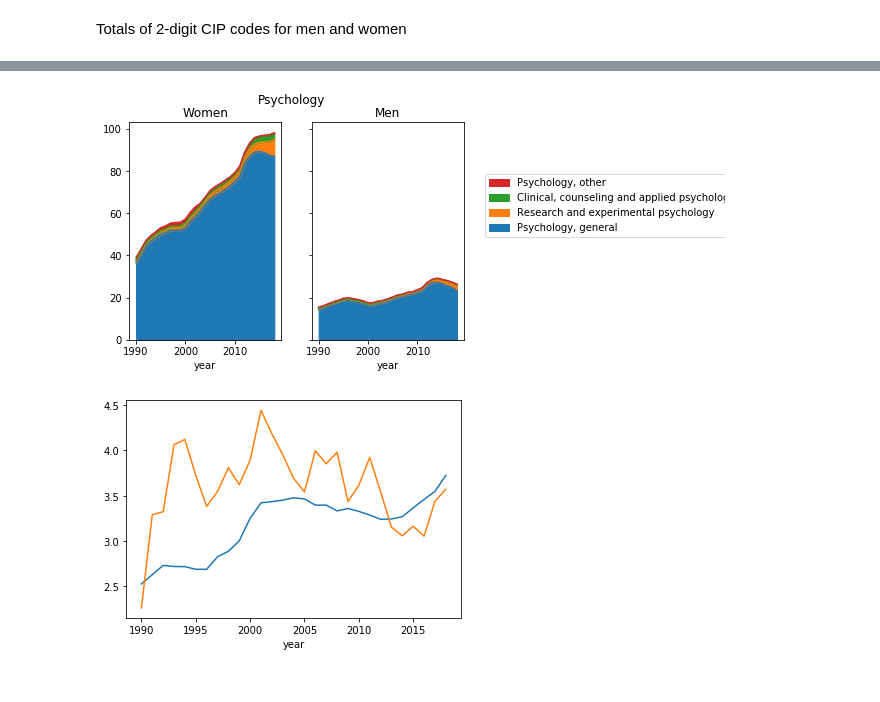
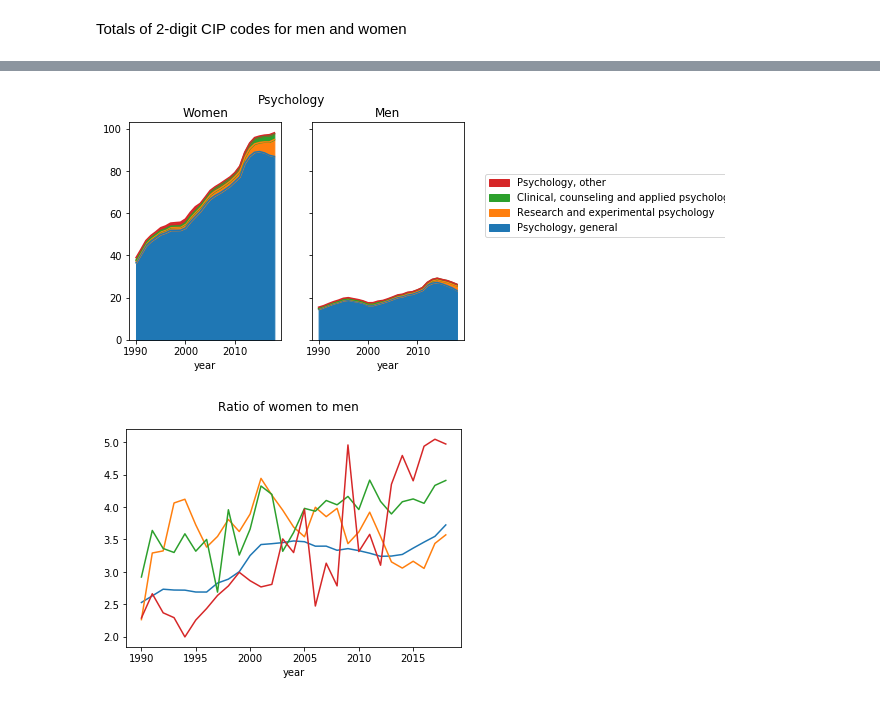
Before and after one commit to tara-sullivan/hcs, a Jupyter notebook: code/ipeds/ipeds_trends.ipynb, the cells around one changed output, grey strips where cells are left out. Drawn from its saved outputs; the diff is of its cells as text; code cells hidden in the pictures.

```diff
--- a/code/ipeds/ipeds_trends.ipynb
+++ b/code/ipeds/ipeds_trends.ipynb
@@ -289,5 +303,5 @@ ax.legend(handles[::-1], txt_labels[::-1], loc='center left',bbox_to_anchor=(1.0
 # %%
-def cipgraph(cip,cipdict={},shareyflag=True,cipnum=False,rategraph=True):
+def cipgraph(cip,cipdict={},shareyflag=True,cipnum=False,rategraph=True,dropcip=True):
     '''Return a figure with a stacked area graph for particular CIP codes
     '''
 
@@ -334,7 +348,10 @@ def cipgraph(cip,cipdict={},shareyflag=True,cipnum=False,rategraph=True):
     # rate data
     if rategraph:
         # keep only those cip that you want to graph
-        keepcip = list(ciplist[ciplist.ge(.03)].index.values)
+        if dropcip == True:
+            keepcip = list(ciplist[ciplist.ge(.03)].index.values)
+        else:
+            keepcip = list(ciplist.index.values)
         # create dataset of rates
         ciprate_df = cipdf.stack(dropna=False)
         ciprate_df = ciprate_df.loc[pd.IndexSlice[:,keepcip],:]
@@ -376,6 +393,8 @@ def cipgraph(cip,cipdict={},shareyflag=True,cipnum=False,rategraph=True):
 
         ax.get_legend().remove()
 
+        fig.suptitle('Ratio of women to men')
+
         plt.show()
 # %%
 # create mapping that you want to use
@@ -430,8 +449,8 @@ cipgraph('45',cip45dict)
 # %%
-cipgraph('42')
+cipgraph('42',dropcip=False)
 # %% [output]
 [figure]
-[figure, old version]
+[figure, new version]
 # %%
 cip14dict = {'Other' : [
                         '14.01','14.03','14.04','14.06',
```
Also changed, not shown: parts of 30 cells of this notebook, 2 other files.
